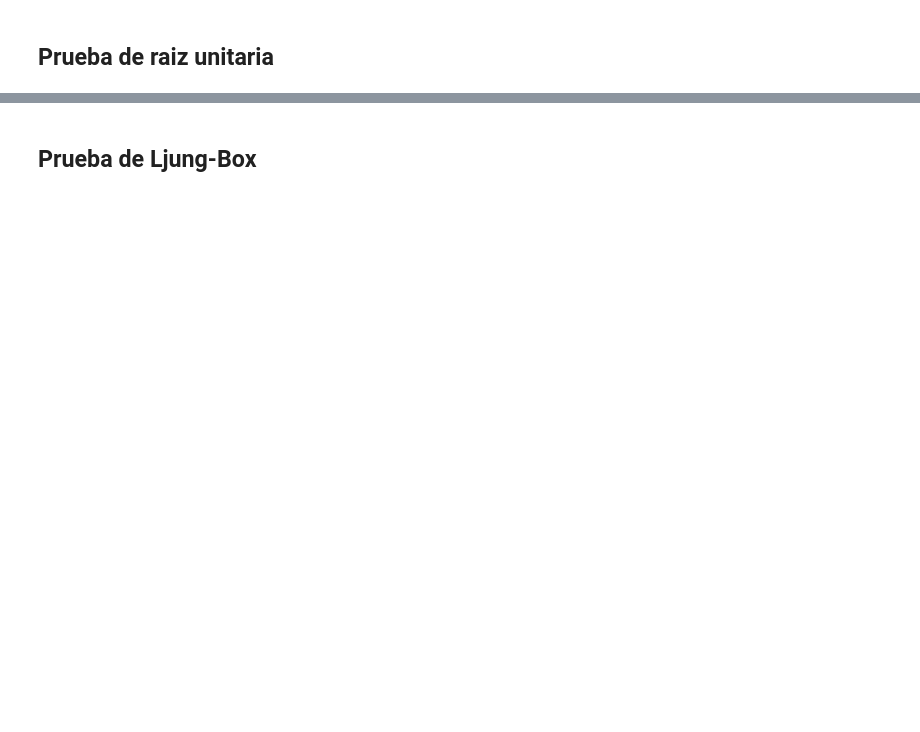
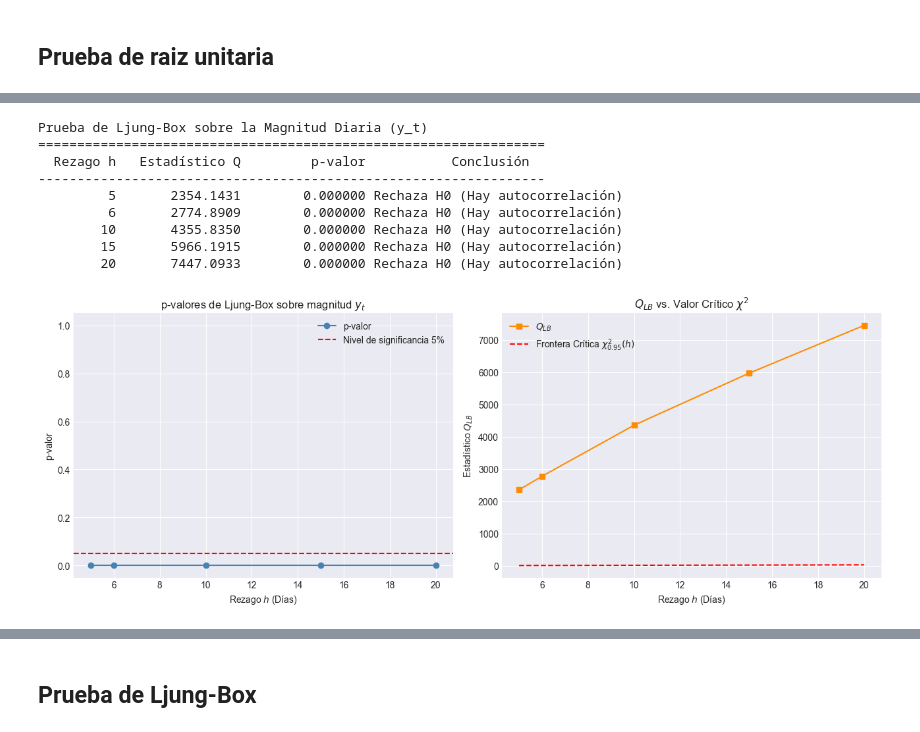
Before and after one commit to vanessalugo04/proyecto_series_tiempo, a Jupyter notebook: principal.ipynb, the cells around one changed output, grey strips where cells are left out. Cells and saved outputs as stored; diff of their text form; code cells hidden in the pictures; blank space fills up the shorter version.

```diff
--- a/principal.ipynb
+++ b/principal.ipynb
@@ -591,0 +711,60 @@ plt.show()
+# %%
+from statsmodels.stats.diagnostic import acorr_ljungbox
+
+n = len(ts)
+
+# Calculamos los rezagos: 5, 10, 15, 20 y una heurística logarítmica ln(n)
+lags_lb = sorted(set([5, 10, 15, 20, int(np.log(n))]))
+
+# Ejecución de la prueba de Ljung-Box sobre los niveles (y_t)
+lb_result = acorr_ljungbox(ts.dropna(), lags=lags_lb, return_df=True)
+
+print("Prueba de Ljung-Box sobre la Magnitud Diaria (y_t)")
+print("=" * 65)
+print(f"{'Rezago h':>10} {'Estadístico Q':>15} {'p-valor':>15} {'Conclusión':>20}")
+print("-" * 65)
+
+for index, row in lb_result.iterrows():
+    q  = float(row['lb_stat'])
+    p  = float(row['lb_pvalue'])
+    c  = 'Rechaza H0 (Hay autocorrelación)' if p < 0.05 else 'No rechaza H0 (Ruido Blanco)'
+    print(f"{int(index):>10} {q:>15.4f} {p:>15.6f} {c:>20}")
+
+fig, axes = plt.subplots(1, 2, figsize=(13, 5))
+
+# Panel 1: Gráfica de p-valores
+axes[0].plot(lb_result.index, lb_result['lb_pvalue'].astype(float),
+             'o-', color='steelblue', label='p-valor')
+axes[0].axhline(0.05, color='red', linestyle='--', label='Nivel de significancia 5%')
+axes[0].set_xlabel('Rezago $h$ (Días)')
+axes[0].set_ylabel('p-valor')
+axes[0].set_title('p-valores de Ljung-Box sobre magnitud $y_t$')
+axes[0].set_ylim([-0.05, 1.05])
+axes[0].legend()
+
+# Panel 2: Estadístico Q vs. Valor Crítico Chi-Cuadrada
+axes[1].plot(lb_result.index, lb_result['lb_stat'].astype(float),
+             's-', color='darkorange', label='$Q_{LB}$')
+
+# Calculamos el valor crítico de Chi-Cuadrada para cada grado de libertad (rezago)
+chi2_crit = [stats.chi2.ppf(0.95, df=int(h)) for h in lb_result.index]
+axes[1].plot(lb_result.index, chi2_crit, 'r--', label='Frontera Crítica $\\chi^2_{0.95}(h)$')
+
+axes[1].set_xlabel('Rezago $h$ (Días)')
+axes[1].set_ylabel('Estadístico $Q_{LB}$')
+axes[1].set_title('$Q_{LB}$ vs. Valor Crítico $\\chi^2$')
+axes[1].legend()
+
+plt.tight_layout()
+plt.show()
+# %% [output]
+Prueba de Ljung-Box sobre la Magnitud Diaria (y_t)
+=================================================================
+  Rezago h   Estadístico Q         p-valor           Conclusión
+-----------------------------------------------------------------
+         5       2354.1431        0.000000 Rechaza H0 (Hay autocorrelación)
+         6       2774.8909        0.000000 Rechaza H0 (Hay autocorrelación)
+        10       4355.8350        0.000000 Rechaza H0 (Hay autocorrelación)
+        15       5966.1915        0.000000 Rechaza H0 (Hay autocorrelación)
+        20       7447.0933        0.000000 Rechaza H0 (Hay autocorrelación)
+[figure, added]
```
Also changed, not shown: parts of 5 cells of this notebook.
